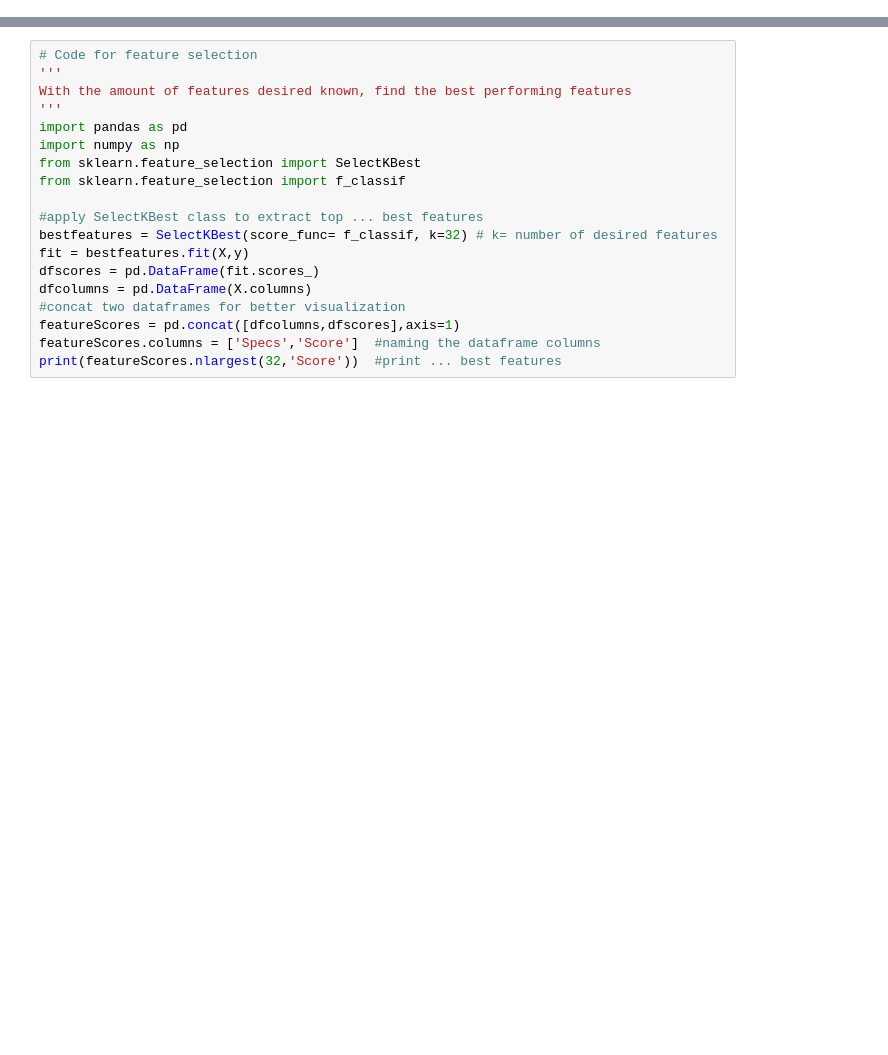
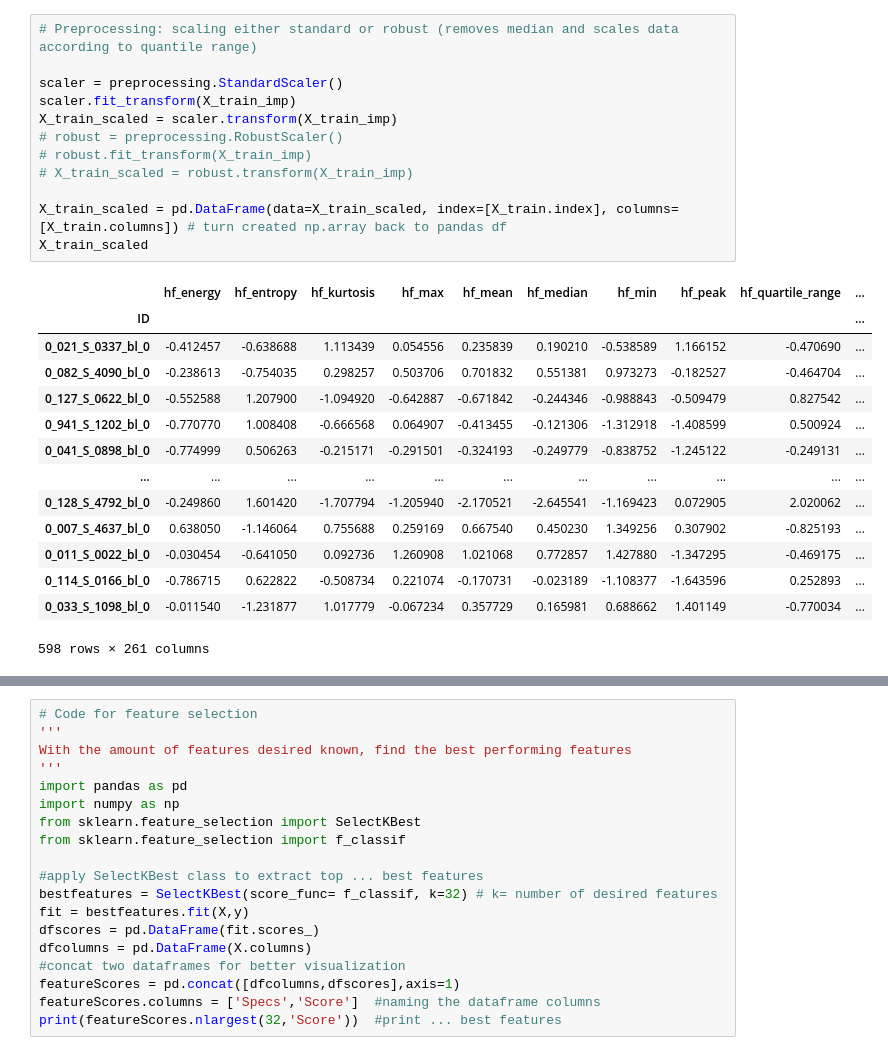
Before and after one commit to LauraSchellekens/TM10007_-private_-group, a Jupyter notebook: Feature_selection.ipynb, the cells around one changed output, grey strips where cells are left out. Drawn from its saved outputs; the diff is of its cells as text; blank space fills up the shorter version.

```diff
--- a/Feature_selection.ipynb
+++ b/Feature_selection.ipynb
@@ -3,3 +87,30 @@
+# %%
+# Preprocessing: scaling either standard or robust (removes median and scales data according to quantile range)
+
+scaler = preprocessing.StandardScaler()
+scaler.fit_transform(X_train_imp)
+X_train_scaled = scaler.transform(X_train_imp)
+# robust = preprocessing.RobustScaler()
+# robust.fit_transform(X_train_imp)
+# X_train_scaled = robust.transform(X_train_imp)
+
+X_train_scaled = pd.DataFrame(data=X_train_scaled, index=[X_train.index], columns=[X_train.columns]) # turn created np.array back to pandas df
+X_train_scaled
+# %% [output]
+|  | hf_energy | hf_entropy | hf_kurtosis | hf_max | hf_mean | hf_median | hf_min | hf_peak | hf_quartile_range | ... |
+| ID |  |  |  |  |  |  |  |  |  | ... |
+| 0_021_S_0337_bl_0 | -0.412457 | -0.638688 | 1.113439 | 0.054556 | 0.235839 | 0.190210 | -0.538589 | 1.166152 | -0.470690 | ... |
+| 0_082_S_4090_bl_0 | -0.238613 | -0.754035 | 0.298257 | 0.503706 | 0.701832 | 0.551381 | 0.973273 | -0.182527 | -0.464704 | ... |
+| 0_127_S_0622_bl_0 | -0.552588 | 1.207900 | -1.094920 | -0.642887 | -0.671842 | -0.244346 | -0.988843 | -0.509479 | 0.827542 | ... |
+| 0_941_S_1202_bl_0 | -0.770770 | 1.008408 | -0.666568 | 0.064907 | -0.413455 | -0.121306 | -1.312918 | -1.408599 | 0.500924 | ... |
+| 0_041_S_0898_bl_0 | -0.774999 | 0.506263 | -0.215171 | -0.291501 | -0.324193 | -0.249779 | -0.838752 | -1.245122 | -0.249131 | ... |
+| ... | ... | ... | ... | ... | ... | ... | ... | ... | ... | ... |
+| 0_128_S_4792_bl_0 | -0.249860 | 1.601420 | -1.707794 | -1.205940 | -2.170521 | -2.645541 | -1.169423 | 0.072905 | 2.020062 | ... |
+| 0_007_S_4637_bl_0 | 0.638050 | -1.146064 | 0.755688 | 0.259169 | 0.667540 | 0.450230 | 1.349256 | 0.307902 | -0.825193 | ... |
+| 0_011_S_0022_bl_0 | -0.030454 | -0.641050 | 0.092736 | 1.260908 | 1.021068 | 0.772857 | 1.427880 | -1.347295 | -0.469175 | ... |
+| 0_114_S_0166_bl_0 | -0.786715 | 0.622822 | -0.508734 | 0.221074 | -0.170731 | -0.023189 | -1.108377 | -1.643596 | 0.252893 | ... |
+| 0_033_S_1098_bl_0 | -0.011540 | -1.231877 | 1.017779 | -0.067234 | 0.357729 | 0.165981 | 0.688662 | 1.401149 | -0.770034 | ... |
+598 rows × 261 columns
 # %%
 # Code for feature selection
 '''
```
Also changed, not shown: parts of 7 cells of this notebook.
